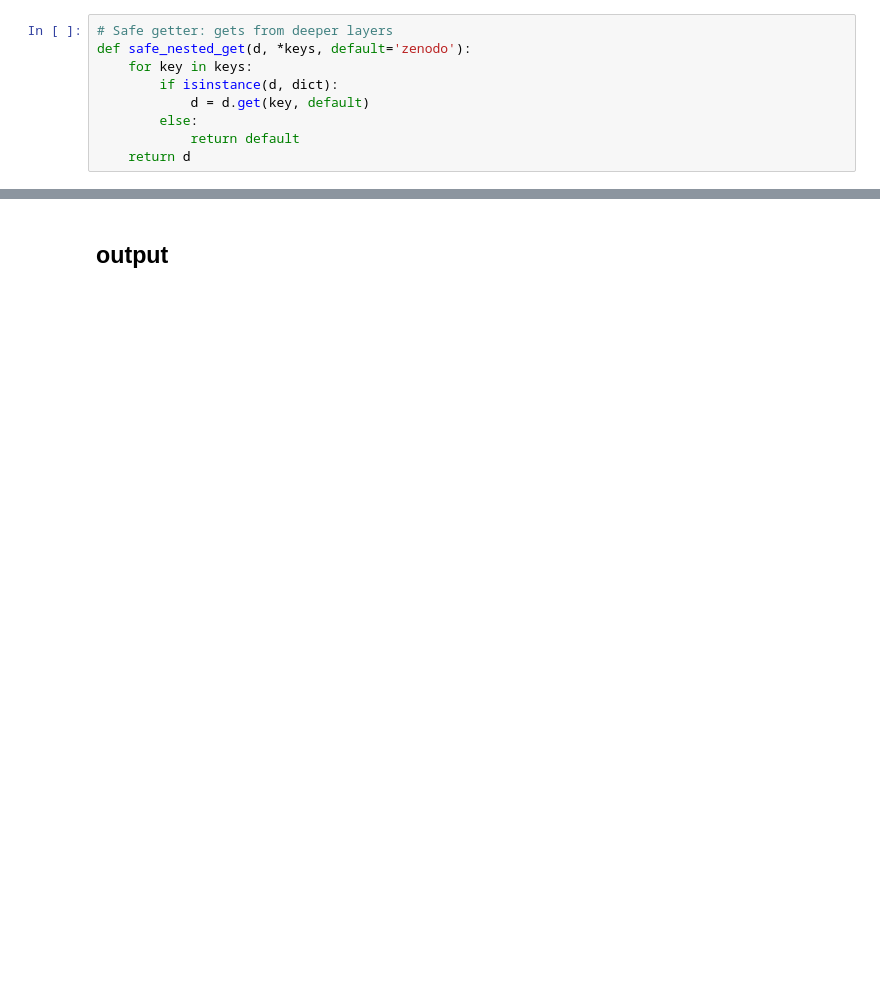
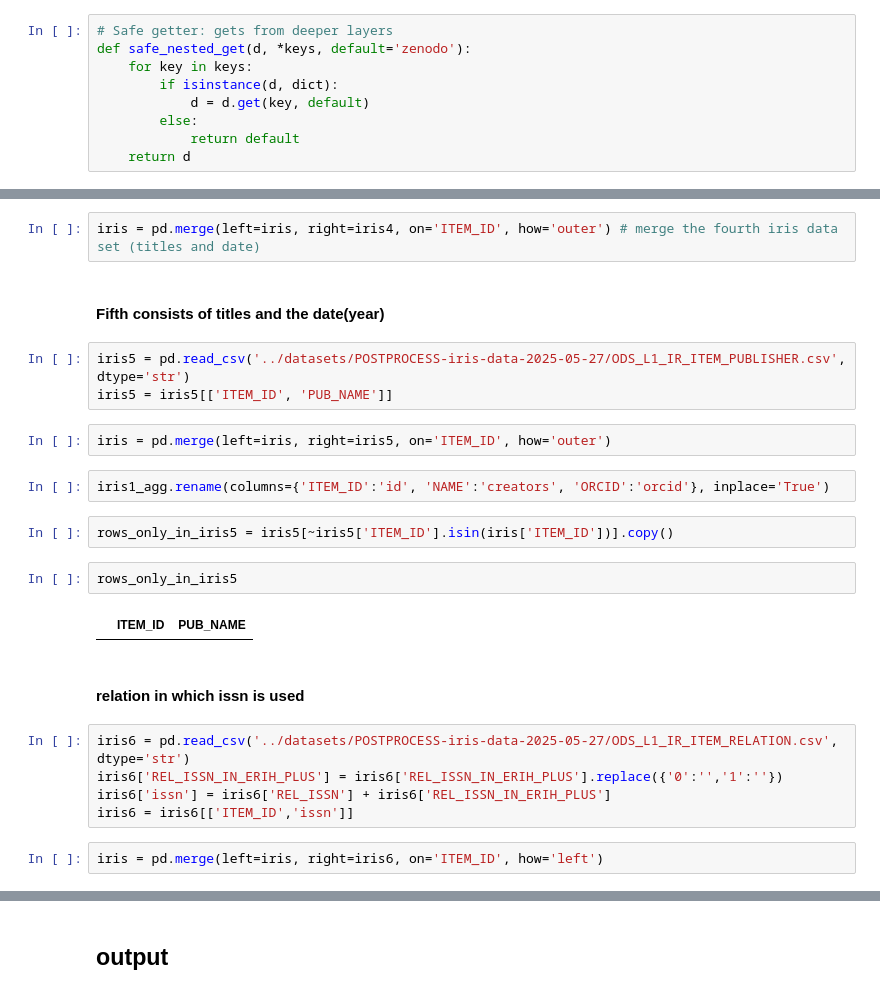
Before and after one commit to open-sci/2024-2025, a Jupyter notebook: crisis/code/mashup/mashup.ipynb, the cells around one changed output, grey strips where cells are left out. Drawn from its saved outputs; the diff is of its cells as text; blank space fills up the shorter version.

```diff
--- a/crisis/code/mashup/mashup.ipynb
+++ b/crisis/code/mashup/mashup.ipynb
@@ -122,0 +319,26 @@ See the caveats in the documentation: https://pandas.pydata.org/pandas-docs/stab
+# %%
+iris = pd.merge(left=iris, right=iris4, on='ITEM_ID', how='outer') # merge the fourth iris data set (titles and date)
+# %% [markdown]
+#### Fifth consists of titles and the date(year)
+# %%
+iris5 = pd.read_csv('../datasets/POSTPROCESS-iris-data-2025-05-27/ODS_L1_IR_ITEM_PUBLISHER.csv', dtype='str')
+iris5 = iris5[['ITEM_ID', 'PUB_NAME']]
+# %%
+iris = pd.merge(left=iris, right=iris5, on='ITEM_ID', how='outer')
+# %%
+iris1_agg.rename(columns={'ITEM_ID':'id', 'NAME':'creators', 'ORCID':'orcid'}, inplace='True')
+# %%
+rows_only_in_iris5 = iris5[~iris5['ITEM_ID'].isin(iris['ITEM_ID'])].copy()
+# %%
+rows_only_in_iris5
+# %% [output]
+|  | ITEM_ID | PUB_NAME |
+# %% [markdown]
+#### relation in which issn is used
+# %%
+iris6 = pd.read_csv('../datasets/POSTPROCESS-iris-data-2025-05-27/ODS_L1_IR_ITEM_RELATION.csv', dtype='str')
+iris6['REL_ISSN_IN_ERIH_PLUS'] = iris6['REL_ISSN_IN_ERIH_PLUS'].replace({'0':'','1':''})
+iris6['issn'] = iris6['REL_ISSN'] + iris6['REL_ISSN_IN_ERIH_PLUS']
+iris6 = iris6[['ITEM_ID','issn']]
+# %%
+iris = pd.merge(left=iris, right=iris6, on='ITEM_ID', how='left')
```
Also changed, not shown: parts of 43 cells of this notebook.
